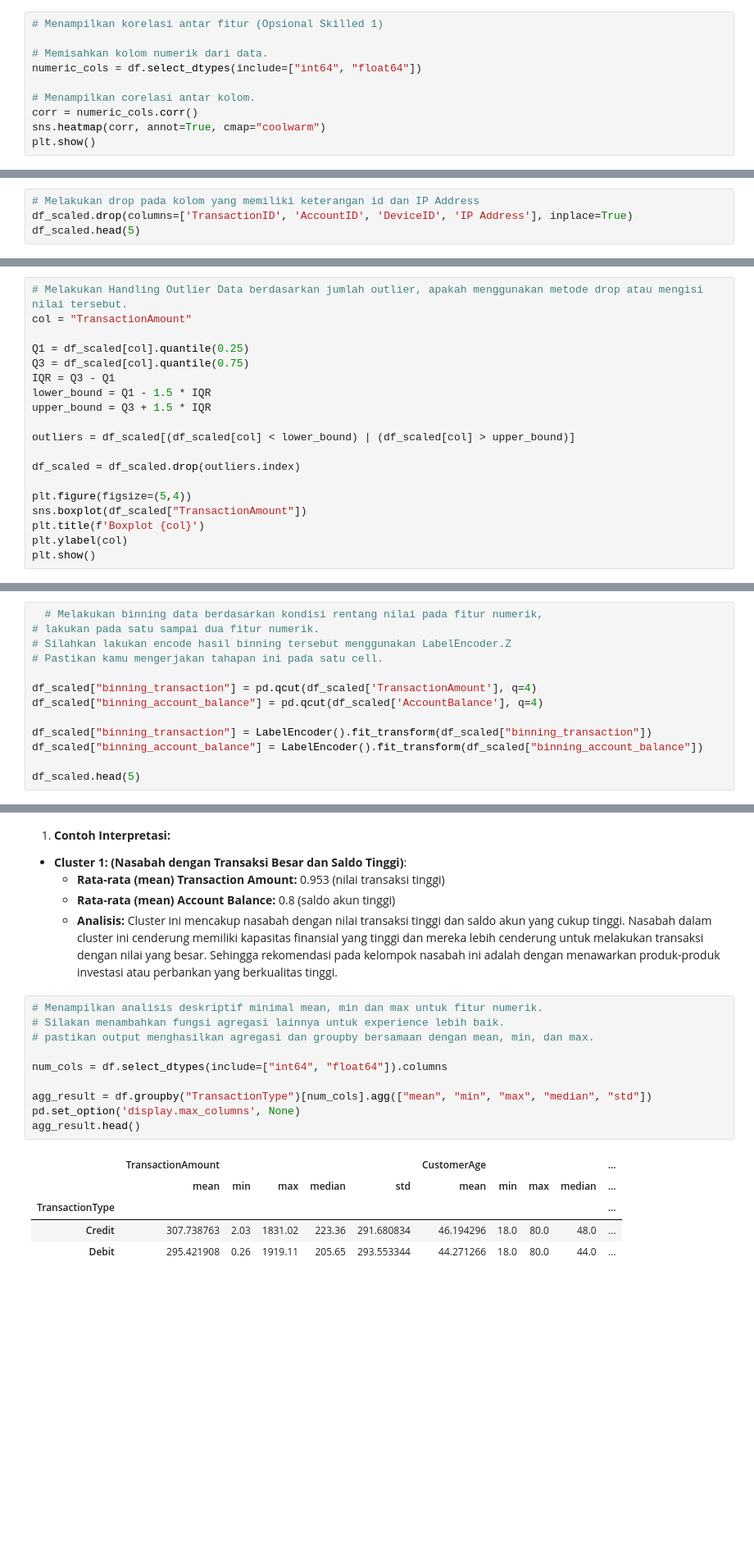
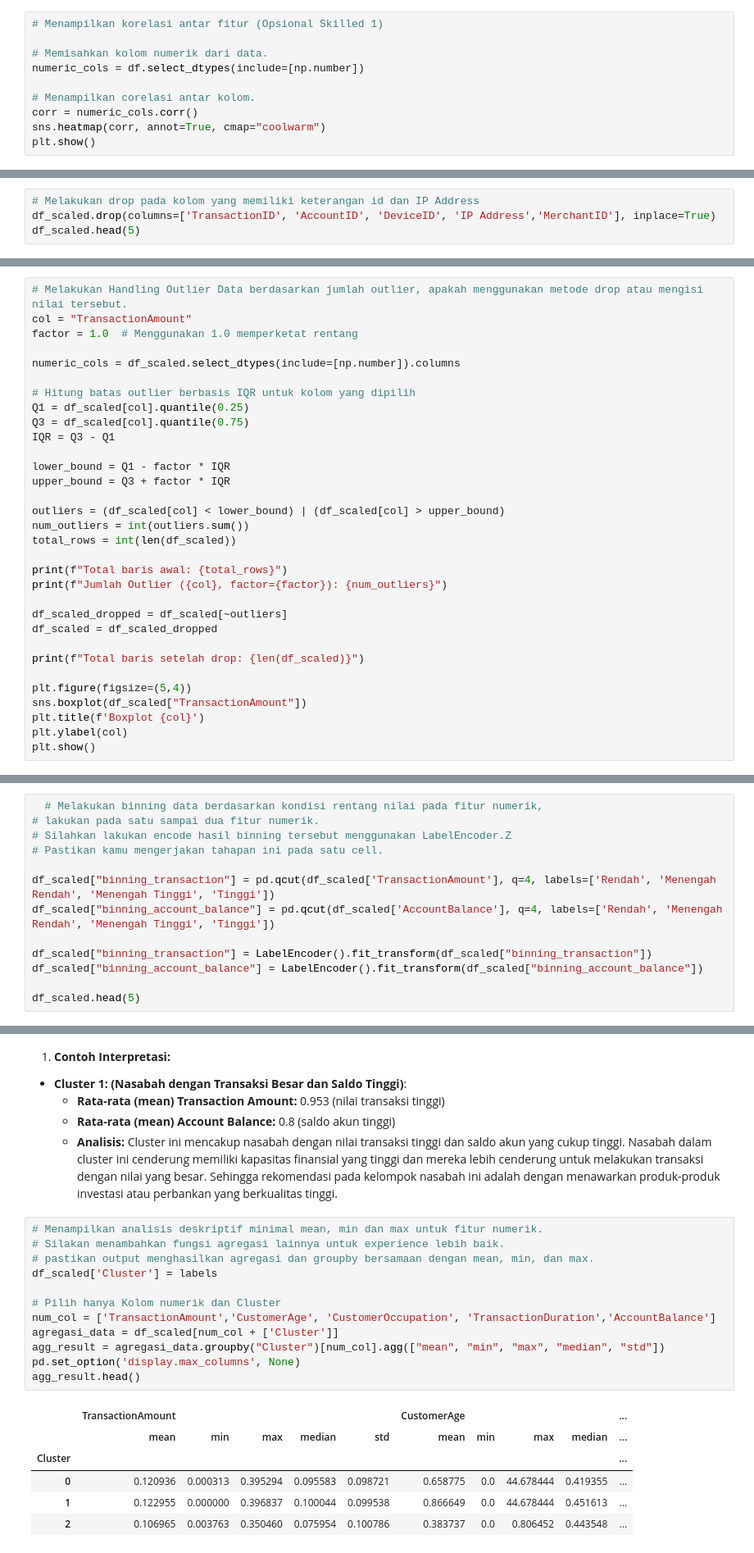
Before and after one commit to Raditfiransah/Project-Akhir-Machine-Learning-Dicoding, a Jupyter notebook: Copy_of_[Clustering]_Submission_Akhir_BMLP_Your_Name.ipynb, the cells around one changed output, grey strips where cells are left out. Shown at 82% size. Drawn from its saved outputs; the diff is of its cells as text; blank space fills up the shorter version.

```diff
--- a/Copy_of_[Clustering]_Submission_Akhir_BMLP_Your_Name.ipynb
+++ b/Copy_of_[Clustering]_Submission_Akhir_BMLP_Your_Name.ipynb
@@ -142,7 +142,7 @@ df.describe()
 # Menampilkan korelasi antar fitur (Opsional Skilled 1)
 
 # Memisahkan kolom numerik dari data.
-numeric_cols = df.select_dtypes(include=["int64", "float64"])
+numeric_cols = df.select_dtypes(include=[np.number])
 
 # Menampilkan corelasi antar kolom.
 corr = numeric_cols.corr()
@@ -264,6 +264,6 @@ df_scaled.head(5)
 | 4 | TX000005 | AC00411 | 0.006874 | 2023-10-16 17:51:24 | Credit | Atlanta | D000308 | ... |
 # %%
 # Melakukan drop pada kolom yang memiliki keterangan id dan IP Address
-df_scaled.drop(columns=['TransactionID', 'AccountID', 'DeviceID', 'IP Address'], inplace=True)
+df_scaled.drop(columns=['TransactionID', 'AccountID', 'DeviceID', 'IP Address','MerchantID'], inplace=True)
 df_scaled.head(5)
 # %% [output]
@@ -337,16 +336,29 @@ Jumlah dari data Duplikat sesudah dihapus: 0
 # %%
 # Melakukan Handling Outlier Data berdasarkan jumlah outlier, apakah menggunakan metode drop atau mengisi nilai tersebut.
 col = "TransactionAmount"
+factor = 1.0  # Menggunakan 1.0 memperketat rentang
 
+numeric_cols = df_scaled.select_dtypes(include=[np.number]).columns
+
+# Hitung batas outlier berbasis IQR untuk kolom yang dipilih
 Q1 = df_scaled[col].quantile(0.25)
 Q3 = df_scaled[col].quantile(0.75)
 IQR = Q3 - Q1
-lower_bound = Q1 - 1.5 * IQR
-upper_bound = Q3 + 1.5 * IQR
 
-outliers = df_scaled[(df_scaled[col] < lower_bound) | (df_scaled[col] > upper_bound)]
+lower_bound = Q1 - factor * IQR
+upper_bound = Q3 + factor * IQR
 
-df_scaled = df_scaled.drop(outliers.index)
+outliers = (df_scaled[col] < lower_bound) | (df_scaled[col] > upper_bound)
+num_outliers = int(outliers.sum())
+total_rows = int(len(df_scaled))
+
+print(f"Total baris awal: {total_rows}")
+print(f"Jumlah Outlier ({col}, factor={factor}): {num_outliers}")
+
+df_scaled_dropped = df_scaled[~outliers]
+df_scaled = df_scaled_dropped
+
+print(f"Total baris setelah drop: {len(df_scaled)}")
 
 plt.figure(figsize=(5,4))
 sns.boxplot(df_scaled["TransactionAmount"])
@@ -361,8 +376,8 @@ plt.show()
 # Silahkan lakukan encode hasil binning tersebut menggunakan LabelEncoder.Z
 # Pastikan kamu mengerjakan tahapan ini pada satu cell.
 
-df_scaled["binning_transaction"] = pd.qcut(df_scaled['TransactionAmount'], q=4)
-df_scaled["binning_account_balance"] = pd.qcut(df_scaled['AccountBalance'], q=4)
+df_scaled["binning_transaction"] = pd.qcut(df_scaled['TransactionAmount'], q=4, labels=['Rendah', 'Menengah Rendah', 'Menengah Tinggi', 'Tinggi'])
+df_scaled["binning_account_balance"] = pd.qcut(df_scaled['AccountBalance'], q=4, labels=['Rendah', 'Menengah Rendah', 'Menengah Tinggi', 'Tinggi'])
 
 df_scaled["binning_transaction"] = LabelEncoder().fit_transform(df_scaled["binning_transaction"])
 df_scaled["binning_account_balance"] = LabelEncoder().fit_transform(df_scaled["binning_account_balance"])
@@ -531,19 +544,22 @@ joblib.dump(model_pca, "PCA_model_clustering.h5")
 # %%
 # Menampilkan analisis deskriptif minimal mean, min dan max untuk fitur numerik.
 # Silakan menambahkan fungsi agregasi lainnya untuk experience lebih baik.
 # pastikan output menghasilkan agregasi dan groupby bersamaan dengan mean, min, dan max.
+df_scaled['Cluster'] = labels
 
-num_cols = df.select_dtypes(include=["int64", "float64"]).columns
-
-agg_result = df.groupby("TransactionType")[num_cols].agg(["mean", "min", "max", "median", "std"])
+# Pilih hanya Kolom numerik dan Cluster
+num_col = ['TransactionAmount','CustomerAge', 'CustomerOccupation', 'TransactionDuration','AccountBalance']
+agregasi_data = df_scaled[num_col + ['Cluster']]
+agg_result = agregasi_data.groupby("Cluster")[num_col].agg(["mean", "min", "max", "median", "std"])
 pd.set_option('display.max_columns', None)
 agg_result.head()
 # %% [output]
 |  | TransactionAmount |  |  |  |  | CustomerAge |  |  |  | ... |
 |  | mean | min | max | median | std | mean | min | max | median | ... |
-| TransactionType |  |  |  |  |  |  |  |  |  | ... |
-| Credit | 307.738763 | 2.03 | 1831.02 | 223.36 | 291.680834 | 46.194296 | 18.0 | 80.0 | 48.0 | ... |
-| Debit | 295.421908 | 0.26 | 1919.11 | 205.65 | 293.553344 | 44.271266 | 18.0 | 80.0 | 44.0 | ... |
+| Cluster |  |  |  |  |  |  |  |  |  | ... |
+| 0 | 0.120936 | 0.000313 | 0.395294 | 0.095583 | 0.098721 | 0.658775 | 0.0 | 44.678444 | 0.419355 | ... |
+| 1 | 0.122955 | 0.000000 | 0.396837 | 0.100044 | 0.099538 | 0.866649 | 0.0 | 44.678444 | 0.451613 | ... |
+| 2 | 0.106965 | 0.003763 | 0.350460 | 0.075954 | 0.100786 | 0.383737 | 0.0 | 0.806452 | 0.443548 | ... |
 # %% [markdown]
 ## Menjelaskan karakteristik tiap cluster berdasarkan rentangnya.
 1. **Cluster 1: (___)**:
```
Also changed, not shown: parts of 14 cells of this notebook, 3 other files.
